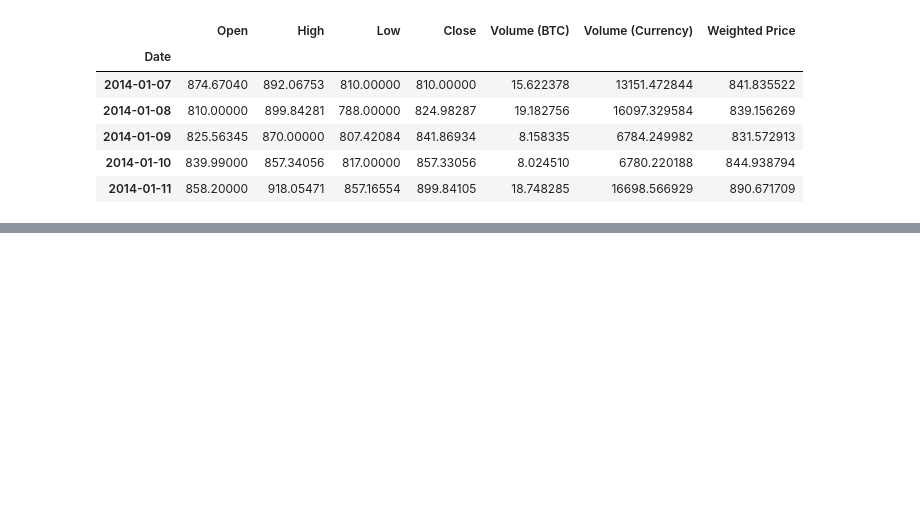
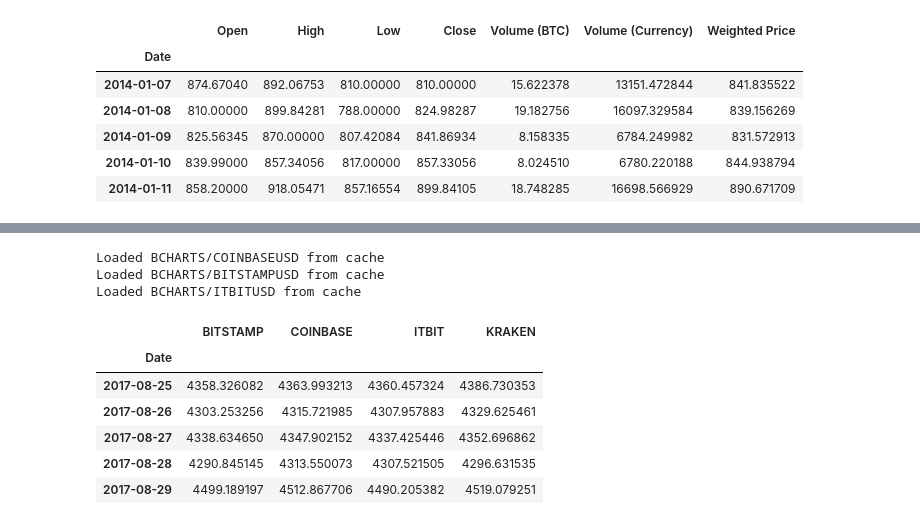
Before and after one commit to gavchan/cryptoca, a Jupyter notebook: Exploring Cryptocurrency Analysis.ipynb, the cells around one changed output, grey strips where cells are left out. Drawn from its saved outputs; the diff is of its cells as text; code cells hidden in the pictures; blank space fills up the shorter version.

Commit message:
Add code for plotting BTC by Exchange

```diff
--- a/Exploring Cryptocurrency Analysis.ipynb
+++ b/Exploring Cryptocurrency Analysis.ipynb
@@ -49,3 +49,43 @@ btc_trace = go.Scatter(x=btc_usd_price_kraken.index,y=btc_usd_price_kraken['Weig
 py.iplot([btc_trace])
 # %% [output]
 [interactive output not drawn]
+# %%
+# Pull pricing data from more BTC Exchanges
+
+exchanges = ['COINBASE', 'BITSTAMP', 'ITBIT']
+
+exchange_data = {}
+
+exchange_data['KRAKEN'] = btc_usd_price_kraken
+
+for exchange in exchanges:
+    exchange_code = 'BCHARTS/{}USD'.format(exchange)
+    btc_exchange_df = get_quandl_data(exchange_code)
+    exchange_data[exchange] = btc_exchange_df
+# %% [output]
+Loaded BCHARTS/COINBASEUSD from cache
+Loaded BCHARTS/BITSTAMPUSD from cache
+Loaded BCHARTS/ITBITUSD from cache
+# %%
+# Merge all pricing data into a single data frame
+
+def merge_dfs_on_column(dataframes, labels, col):
+    '''Merge a single column of each dataframe into a new combined dataframe'''
+    series_dict = {}
+    for index in range(len(dataframes)):
+        series_dict[labels[index]] = dataframes[index][col]
+    return pd.DataFrame(series_dict)
+
+# Merge all dataframes together on their weighted price column
+
+btc_usd_datasets = merge_dfs_on_column(list(exchange_data.values()), list(exchange_data.keys()), 'Weighted Price')
+# %%
+btc_usd_datasets.tail()
+# %% [output]
+|  | BITSTAMP | COINBASE | ITBIT | KRAKEN |
+| Date |  |  |  |  |
+| 2017-08-25 | 4358.326082 | 4363.993213 | 4360.457324 | 4386.730353 |
+| 2017-08-26 | 4303.253256 | 4315.721985 | 4307.957883 | 4329.625461 |
+| 2017-08-27 | 4338.634650 | 4347.902152 | 4337.425446 | 4352.696862 |
+| 2017-08-28 | 4290.845145 | 4313.550073 | 4307.521505 | 4296.631535 |
+| 2017-08-29 | 4499.189197 | 4512.867706 | 4490.205382 | 4519.079251 |
```
Also changed, not shown: parts of 2 cells of this notebook, 1 other file.
